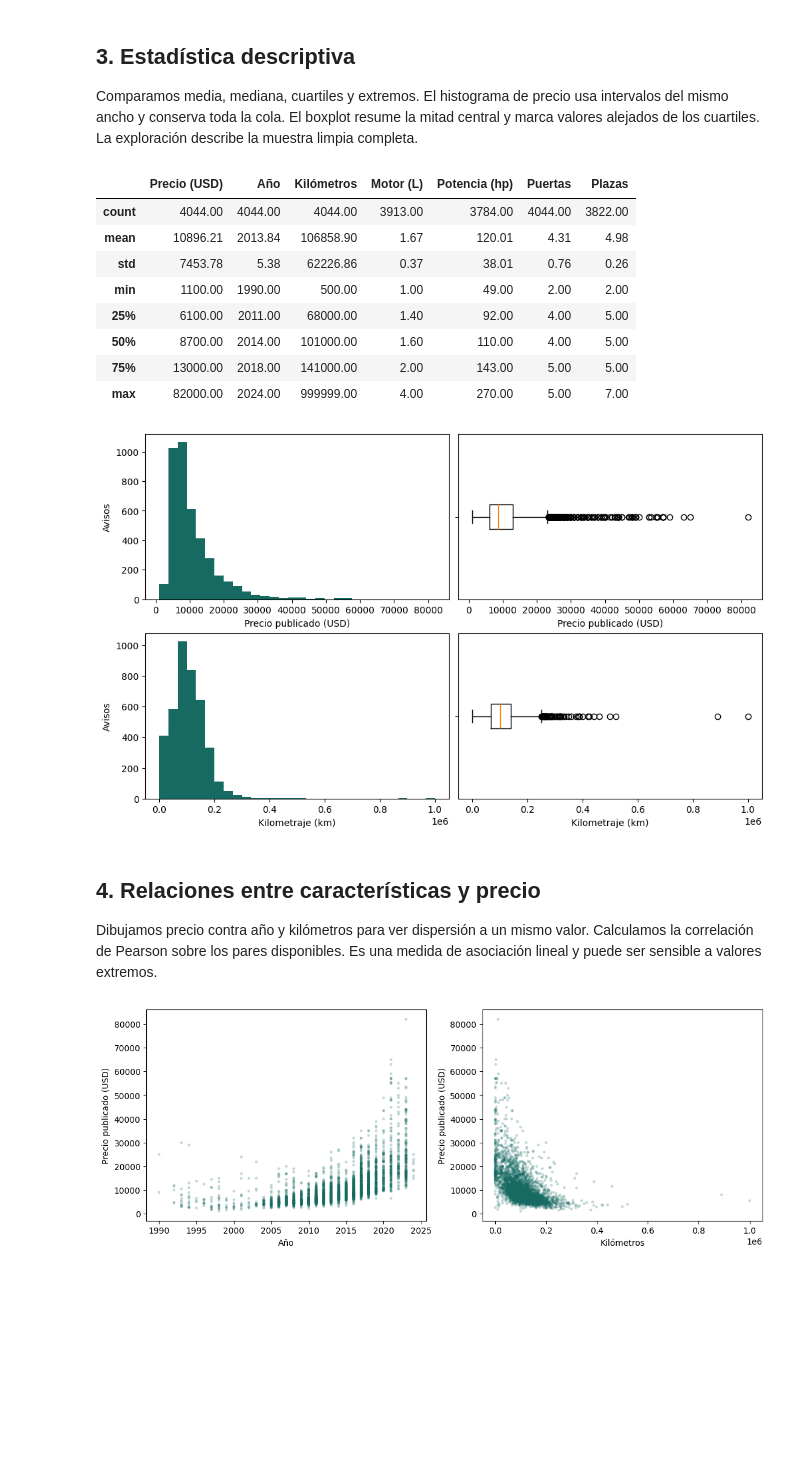
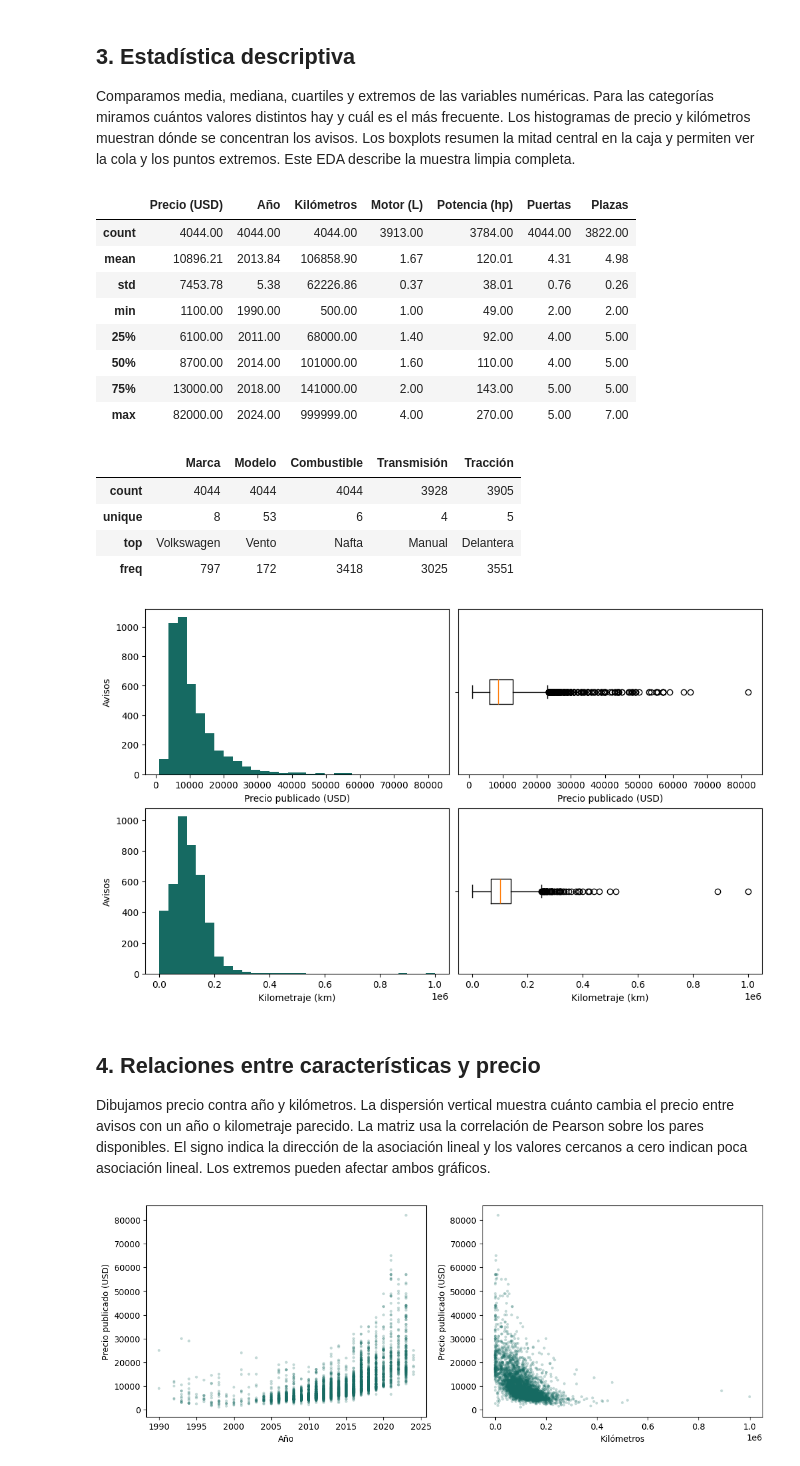
Before and after one commit to FacundoRodrigues87/tp-autos-argentina, a Jupyter notebook: TP_autos.ipynb, the cells around one changed output. Saved outputs shown, nothing was run; the diff lists cells and outputs as text; code cells hidden in the pictures; blank space fills up the shorter version.

```diff
--- a/TP_autos.ipynb
+++ b/TP_autos.ipynb
@@ -81,35 +104,41 @@ display(data[FEATURES].isna().sum().rename("Faltantes").to_frame().rename(index=
 # %% [markdown]
 ## 3. Estadística descriptiva
 
-Comparamos media, mediana, cuartiles y extremos. El histograma de precio usa intervalos del mismo ancho y conserva toda la cola. El boxplot resume la mitad central y marca valores alejados de los cuartiles. La exploración describe la muestra limpia completa.
+Comparamos media, mediana, cuartiles y extremos de las variables numéricas. Para las categorías miramos cuántos valores distintos hay y cuál es el más frecuente. Los histogramas de precio y kilómetros muestran dónde se concentran los avisos. Los boxplots resumen la mitad central en la caja y permiten ver la cola y los puntos extremos. Este EDA describe la muestra limpia completa.
 # %%
 display(data[["price", *NUM]].describe().round(2).rename(columns={"price": "Precio (USD)", **LABELS}))
+display(data[CAT].describe().rename(columns=LABELS))
 RESULTS.mkdir(exist_ok=True)
 fig, axes = plt.subplots(2, 2, figsize=(10, 6), layout="constrained")
 for column, label, (hist, box) in zip(
     ["price", "km"], ["Precio publicado (USD)", "Kilometraje (km)"], axes
 ):
     hist.hist(data[column], bins=30, color="#166a62")
     hist.set(xlabel=label, ylabel="Avisos")
     box.boxplot(data[column], orientation="horizontal", tick_labels=[""])
     box.set(xlabel=label)
 fig.savefig(RESULTS / "01_univariado.png", dpi=140)
 plt.show()
 # %% [output]
 |  | Precio (USD) | Año | Kilómetros | Motor (L) | Potencia (hp) | Puertas | Plazas |
 | count | 4044.00 | 4044.00 | 4044.00 | 3913.00 | 3784.00 | 4044.00 | 3822.00 |
 | mean | 10896.21 | 2013.84 | 106858.90 | 1.67 | 120.01 | 4.31 | 4.98 |
 | std | 7453.78 | 5.38 | 62226.86 | 0.37 | 38.01 | 0.76 | 0.26 |
 | min | 1100.00 | 1990.00 | 500.00 | 1.00 | 49.00 | 2.00 | 2.00 |
 | 25% | 6100.00 | 2011.00 | 68000.00 | 1.40 | 92.00 | 4.00 | 5.00 |
 | 50% | 8700.00 | 2014.00 | 101000.00 | 1.60 | 110.00 | 4.00 | 5.00 |
 | 75% | 13000.00 | 2018.00 | 141000.00 | 2.00 | 143.00 | 5.00 | 5.00 |
 | max | 82000.00 | 2024.00 | 999999.00 | 4.00 | 270.00 | 5.00 | 7.00 |
+|  | Marca | Modelo | Combustible | Transmisión | Tracción |
+| count | 4044 | 4044 | 4044 | 3928 | 3905 |
+| unique | 8 | 53 | 6 | 4 | 5 |
+| top | Volkswagen | Vento | Nafta | Manual | Delantera |
+| freq | 797 | 172 | 3418 | 3025 | 3551 |
 [figure]
 # %% [markdown]
 ## 4. Relaciones entre características y precio
 
-Dibujamos precio contra año y kilómetros para ver dispersión a un mismo valor. Calculamos la correlación de Pearson sobre los pares disponibles. Es una medida de asociación lineal y puede ser sensible a valores extremos.
+Dibujamos precio contra año y kilómetros. La dispersión vertical muestra cuánto cambia el precio entre avisos con un año o kilometraje parecido. La matriz usa la correlación de Pearson sobre los pares disponibles. El signo indica la dirección de la asociación lineal y los valores cercanos a cero indican poca asociación lineal. Los extremos pueden afectar ambos gráficos.
 # %%
 fig, axes = plt.subplots(1, 2, figsize=(11, 4), layout="constrained")
 for field, ax in zip(["car_year", "km"], axes):
```
Also changed, not shown: parts of 16 cells of this notebook, 4 other files.
